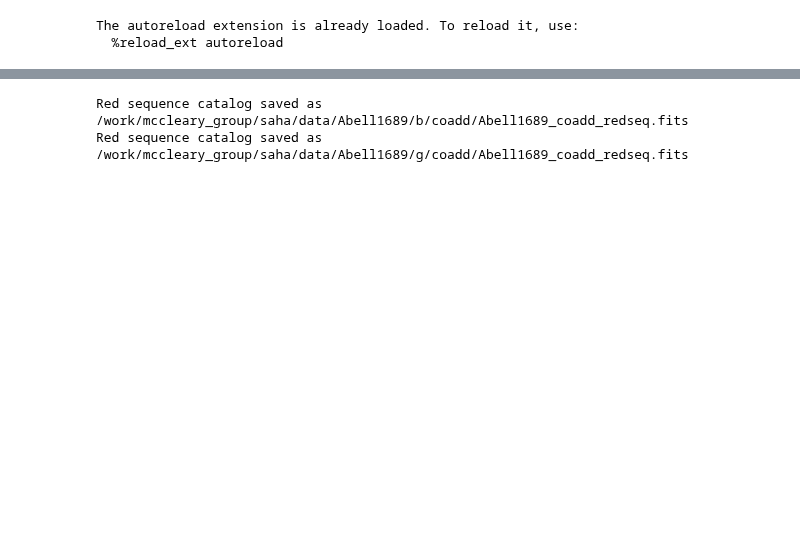
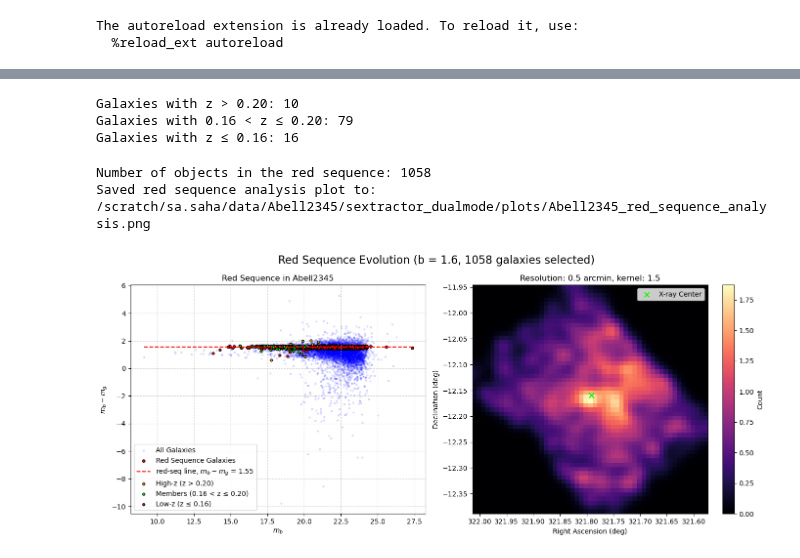
Before and after one commit to superbit-collaboration/superbit-lensing, a Jupyter notebook: notebooks/red_sequence/redseq.ipynb, the cells around one changed output, grey strips where cells are left out. Saved outputs shown, nothing was run; the diff lists cells and outputs as text; code cells hidden in the pictures; blank space fills up the shorter version.

```diff
--- a/notebooks/red_sequence/redseq.ipynb
+++ b/notebooks/red_sequence/redseq.ipynb
@@ -12,6 +13,7 @@ from superbit_lensing.plotter import make_rgb_image
 The autoreload extension is already loaded. To reload it, use:
   %reload_ext autoreload
 # %%
-cluster_name = 'Abell3411'
-bands = 'b', 'g'
-datadir = "/work/mccleary_group/saha/data" #Change to your data directory!
+cluster_name = 'Abell2345'
+datadir = "/scratch/sa.saha/data" #Change to your data directory!
+output_dir = os.path.join(datadir, cluster_name, 'sextractor_dualmode', 'plots')
+os.makedirs(output_dir, exist_ok=True)
@@ -128,15 +20,14 @@ Number of objects in the red sequence: 157
-# %%
-red_seq_galaxies = cm_cat[red_sequence_mask]
-out_filename = f"{base_path}/{bands[0]}/coadd/{cluster_name}_coadd_redseq.fits"
-red_seq_galaxies.write(out_filename, format='fits', overwrite=True)
-
-print(f"Red sequence catalog saved as {out_filename}")
-
-red_seq_galaxies = cm_cat[red_sequence_mask]
-out_filename = f"{base_path}/{bands[1]}/coadd/{cluster_name}_coadd_redseq.fits"
-red_seq_galaxies.write(out_filename, format='fits', overwrite=True)
-
-print(f"Red sequence catalog saved as {out_filename}")
-# %% [output]
-Red sequence catalog saved as /work/mccleary_group/saha/data/Abell1689/b/coadd/Abell1689_coadd_redseq.fits
-Red sequence catalog saved as /work/mccleary_group/saha/data/Abell1689/g/coadd/Abell1689_coadd_redseq.fits
+# %%
+analyzer = ClusterRedSequenceAnalysis(cluster_name, datadir, delz=0.02)
+analyzer.load_data()
+# %% [output]
+Galaxies with z > 0.20: 10
+Galaxies with 0.16 < z ≤ 0.20: 79
+Galaxies with z ≤ 0.16: 16
+# %%
+redseq_plot_path = os.path.join(output_dir, f'{cluster_name}_red_sequence_analysis.png')
+analyzer.compute_red_sequence(a=0.0, b=1.55, tolerance=0.1, resolution=0.5, sigma=1.5, save_path=redseq_plot_path)
+# %% [output]
+Number of objects in the red sequence: 1058
+Saved red sequence analysis plot to: /scratch/sa.saha/data/Abell2345/sextractor_dualmode/plots/Abell2345_red_sequence_analysis.png
+[figure, added]
```
Also changed, not shown: parts of 7 cells of this notebook, 35 other files.
